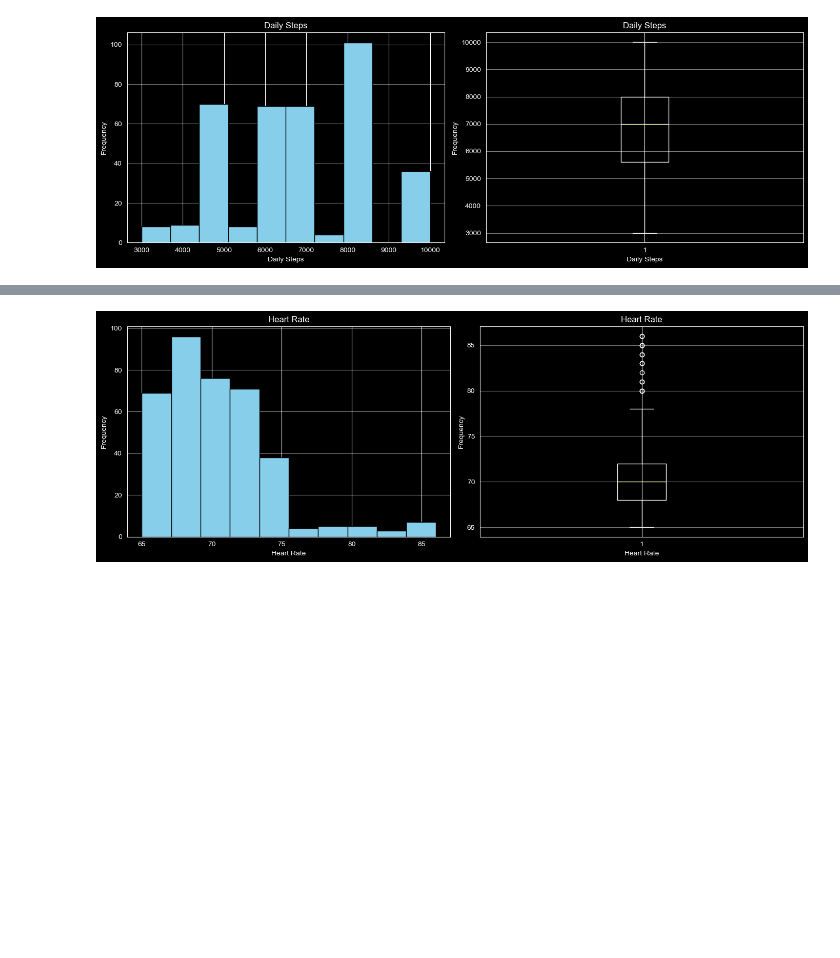
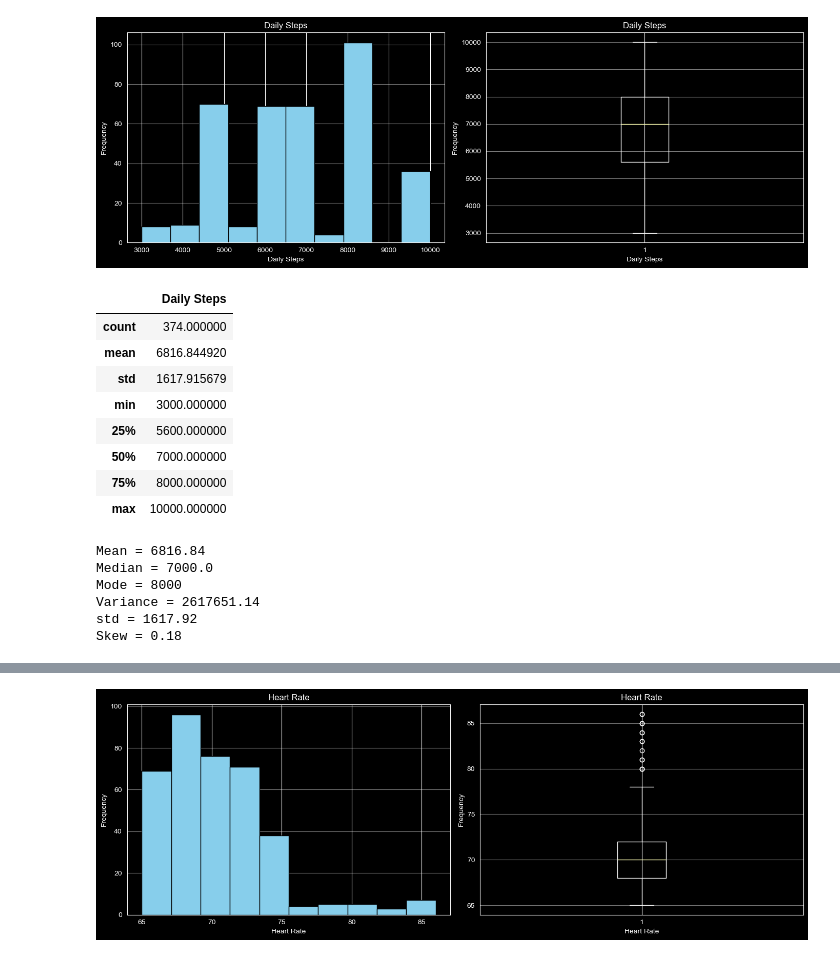
Before and after one commit to kinant/ud-stats-nd, a Jupyter notebook: PR01 - Describe Health and Sleep Quality Data/PR01 - Describe Health and Sleep Quality Data.ipynb, the cells around one changed output, grey strips where cells are left out. Saved outputs shown, nothing was run; the diff lists cells and outputs as text; code cells hidden in the pictures; blank space fills up the shorter version.

```diff
--- a/PR01 - Describe Health and Sleep Quality Data/PR01 - Describe Health and Sleep Quality Data.ipynb
+++ b/PR01 - Describe Health and Sleep Quality Data/PR01 - Describe Health and Sleep Quality Data.ipynb
@@ -97,3 +147,32 @@ plt.tight_layout()
 plt.show()
 # %% [output]
 [figure]
+# %%
+# Describe
+data[['Daily Steps']].describe()
+# %% [output]
+|  | Daily Steps |
+| count | 374.000000 |
+| mean | 6816.844920 |
+| std | 1617.915679 |
+| min | 3000.000000 |
+| 25% | 5600.000000 |
+| 50% | 7000.000000 |
+| 75% | 8000.000000 |
+| max | 10000.000000 |
+# %%
+print(f"Mean = {data['Daily Steps'].mean():.2f}")
+print(f"Median = {data['Daily Steps'].median()}")
+print(f"Mode = {data['Daily Steps'].mode()[0]}")
+
+print(f"Variance = {data['Daily Steps'].var():.2f}")
+print(f"std = {data['Daily Steps'].std():.2f}")
+
+print(f"Skew = {data['Daily Steps'].skew():.2f}")
+# %% [output]
+Mean = 6816.84
+Median = 7000.0
+Mode = 8000
+Variance = 2617651.14
+std = 1617.92
+Skew = 0.18
```
Also changed, not shown: parts of 12 cells of this notebook.
